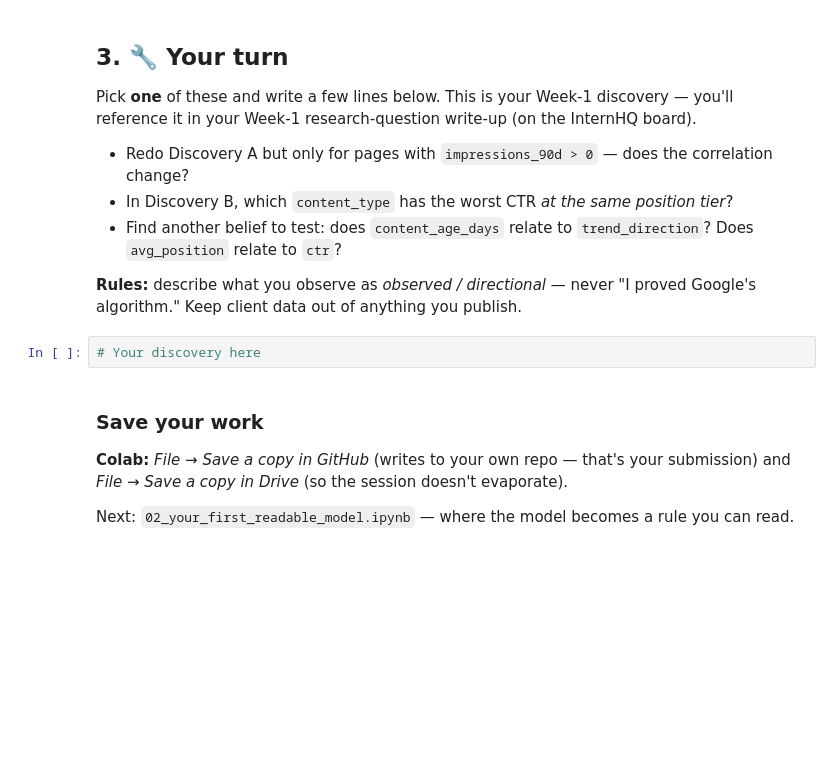
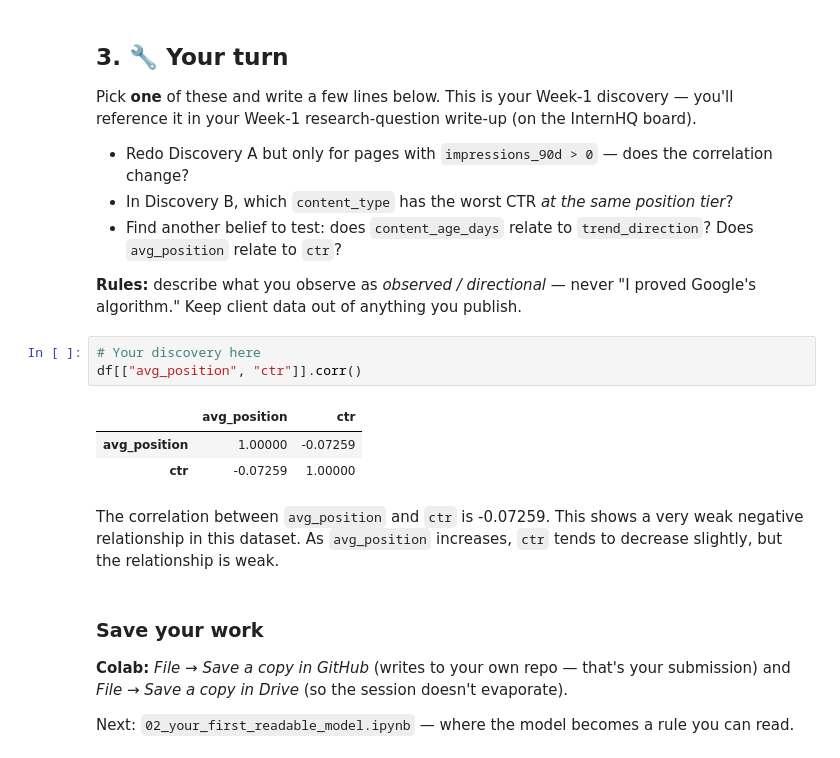
Before and after one commit to muhammadimran5016/flyrank-ml-internship, a Jupyter notebook: notebooks/01_first_look_and_discovery.ipynb, the cells around one changed output. Cells and saved outputs as stored; diff of their text form; blank space fills up the shorter version.

```diff
--- a/notebooks/01_first_look_and_discovery.ipynb
+++ b/notebooks/01_first_look_and_discovery.ipynb
@@ -99,6 +155,13 @@ Pick **one** of these and write a few lines below. This is your Week-1 discovery
 **Rules:** describe what you observe as *observed / directional* — never "I proved Google's algorithm." Keep client data out of anything you publish.
 # %%
 # Your discovery here
+df[["avg_position", "ctr"]].corr()
+# %% [output]
+|  | avg_position | ctr |
+| avg_position | 1.00000 | -0.07259 |
+| ctr | -0.07259 | 1.00000 |
+# %% [markdown]
+The correlation between `avg_position` and `ctr` is -0.07259. This shows a very weak negative relationship in this dataset. As `avg_position` increases, `ctr` tends to decrease slightly, but the relationship is weak.
 # %% [markdown]
 ### Save your work
 **Colab:** *File → Save a copy in GitHub* (writes to your own repo — that's your submission) and *File → Save a copy in Drive* (so the session doesn't evaporate).
```
Also changed, not shown: parts of 8 cells of this notebook.
